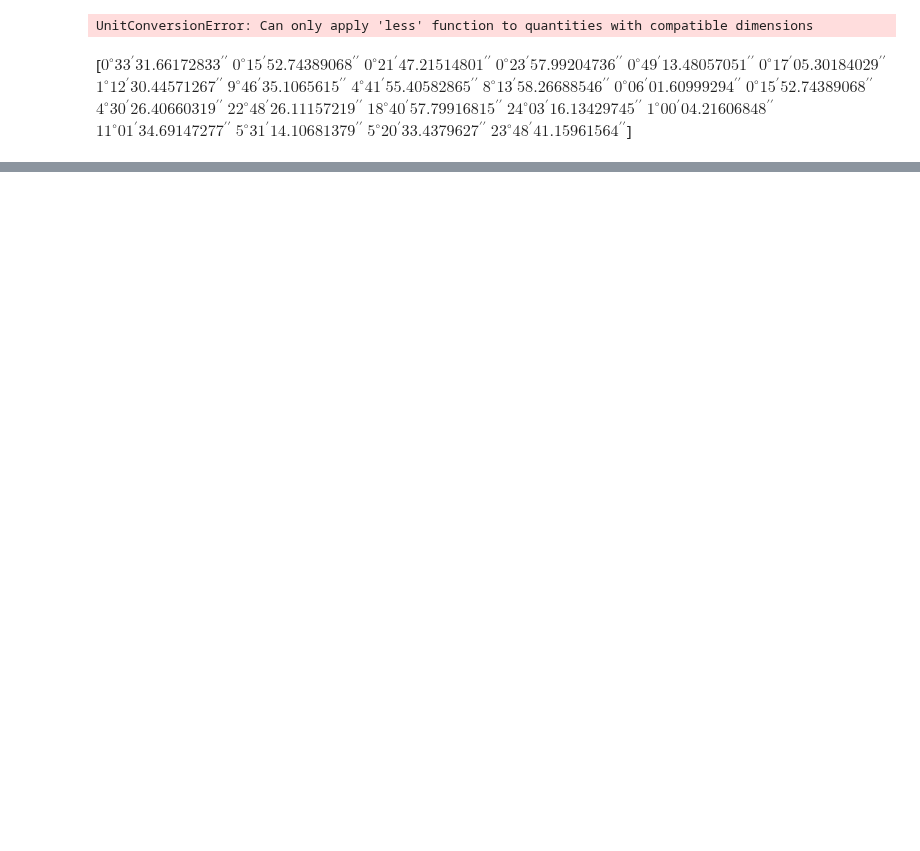
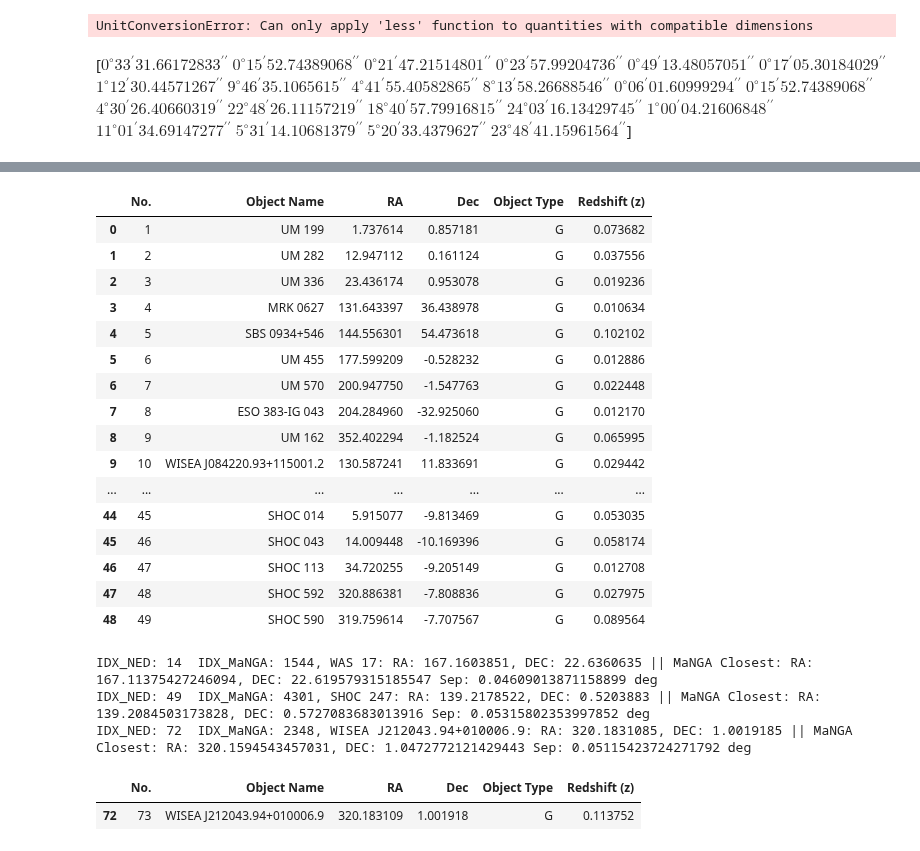
Before and after one commit to hol1m4n/HIIGalaxies, a Jupyter notebook: SPS/Object_Finder.ipynb, the cells around one changed output, grey strips where cells are left out. Cells and saved outputs as stored; diff of their text form; code cells hidden in the pictures; blank space fills up the shorter version.

```diff
--- a/SPS/Object_Finder.ipynb
+++ b/SPS/Object_Finder.ipynb
@@ -761,0 +914,22 @@ d2d
+# %%
+NED = pd.read_csv('NED_Chavez2012.csv', sep=",", header=0)
+#NED.columns
+#NED['Redshift (z)'][127] = 0.009486
+# %% [output]
+|  | No. | Object Name | RA | Dec | Object Type | Redshift (z) |
+| 0 | 1 | UM 199 | 1.737614 | 0.857181 | G | 0.073682 |
+| 1 | 2 | UM 282 | 12.947112 | 0.161124 | G | 0.037556 |
+| 2 | 3 | UM 336 | 23.436174 | 0.953078 | G | 0.019236 |
+| 3 | 4 | MRK 0627 | 131.643397 | 36.438978 | G | 0.010634 |
+| 4 | 5 | SBS 0934+546 | 144.556301 | 54.473618 | G | 0.102102 |
+| 5 | 6 | UM 455 | 177.599209 | -0.528232 | G | 0.012886 |
+| 6 | 7 | UM 570 | 200.947750 | -1.547763 | G | 0.022448 |
+| 7 | 8 | ESO 383-IG 043 | 204.284960 | -32.925060 | G | 0.012170 |
+| 8 | 9 | UM 162 | 352.402294 | -1.182524 | G | 0.065995 |
+| 9 | 10 | WISEA J084220.93+115001.2 | 130.587241 | 11.833691 | G | 0.029442 |
+| ... | ... | ... | ... | ... | ... | ... |
+| 44 | 45 | SHOC 014 | 5.915077 | -9.813469 | G | 0.053035 |
+| 45 | 46 | SHOC 043 | 14.009448 | -10.169396 | G | 0.058174 |
+| 46 | 47 | SHOC 113 | 34.720255 | -9.205149 | G | 0.012708 |
+| 47 | 48 | SHOC 592 | 320.886381 | -7.808836 | G | 0.027975 |
+| 48 | 49 | SHOC 590 | 319.759614 | -7.707567 | G | 0.089564 |
@@ -761,0 +957,13 @@ d2d
+# %%
+for i in range(len(idx)):
+    if (d2d[i] < (6 * u.arcmin)):
+        print(f"IDX_NED: {i}  IDX_MaNGA: {idx[i]}, {NED['Object Name'][i]}: RA: {NED['RA'][i]}, DEC: {NED['Dec'][i]} || MaNGA Closest: RA: {T_manga['OBJRA'][idx[i]]}, DEC: {T_manga['OBJDEC'][idx[i]]} Sep: {d2d[i]}")
+# %% [output]
+IDX_NED: 14  IDX_MaNGA: 1544, WAS 17: RA: 167.1603851, DEC: 22.6360635 || MaNGA Closest: RA: 167.11375427246094, DEC: 22.619579315185547 Sep: 0.04609013871158899 deg
+IDX_NED: 49  IDX_MaNGA: 4301, SHOC 247: RA: 139.2178522, DEC: 0.5203883 || MaNGA Closest: RA: 139.2084503173828, DEC: 0.5727083683013916 Sep: 0.05315802353997852 deg
+IDX_NED: 72  IDX_MaNGA: 2348, WISEA J212043.94+010006.9: RA: 320.1831085, DEC: 1.0019185 || MaNGA Closest: RA: 320.1594543457031, DEC: 1.0472772121429443 Sep: 0.05115423724271792 deg
+# %%
+NED[72:73]
+# %% [output]
+|  | No. | Object Name | RA | Dec | Object Type | Redshift (z) |
+| 72 | 73 | WISEA J212043.94+010006.9 | 320.183109 | 1.001918 | G | 0.113752 |
```
Also changed, not shown: parts of 16 cells of this notebook, 3 other files.
